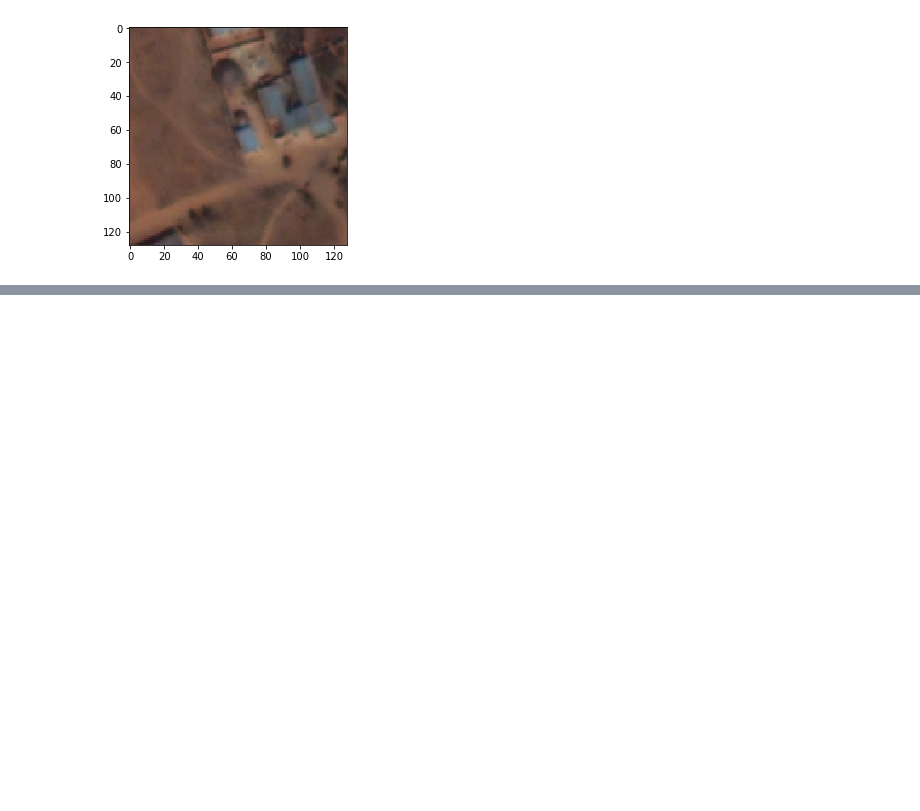
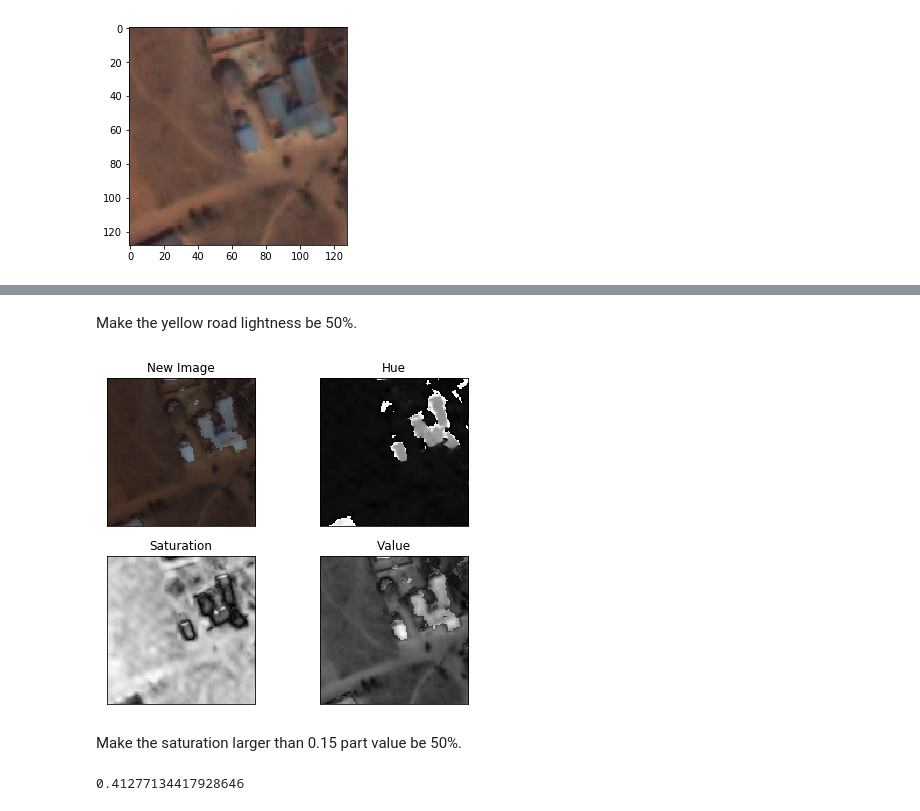
Before and after one commit to uniformlyMatt/MATH-651-Project, a Jupyter notebook: Color.ipynb, the cells around one changed output, grey strips where cells are left out. Cells and saved outputs as stored; diff of their text form; code cells hidden in the pictures; blank space fills up the shorter version.

```diff
--- a/Color.ipynb
+++ b/Color.ipynb
@@ -74,0 +184,51 @@ plt.imshow(I3)
+# %% [markdown]
+Make the yellow road lightness be 50%.
+# %%
+I2 = np.ndarray([128,128,3])
+for i in range(128):
+    for j in range(128):
+        hsv = colorsys.rgb_to_hsv(I1[i,j,0],I1[i,j,1],I1[i,j,2])
+        I2[i,j,0] = hsv[0]
+        I2[i,j,1] = hsv[1]
+        I2[i,j,2] = hsv[2]
+
+I2[:,:,2][np.where((I2[:,:,0]<0.1))] = 0.5 * I2[:,:,2][np.where((I2[:,:,0] < 0.1))]
+I3 = np.ndarray([128,128,3])
+for i in range(128):
+    for j in range(128):
+        rgb = colorsys.hsv_to_rgb(I2[i,j,0],I2[i,j,1],I2[i,j,2])
+        I3[i,j,0] = rgb[0]
+        I3[i,j,1] = rgb[1]
+        I3[i,j,2] = rgb[2]
+
+
+fig, axes = plt.subplots(2, 2, figsize=[7,6])
+axes[0,0].imshow(I3)
+axes[0,0].set_title("New Image")
+axes[0,0].set_xticks([])
+axes[0,0].set_yticks([])
+
+axes[0,1].imshow(I2[:,:,0], cmap='gray')
+axes[0,1].set_title('Hue')
+axes[0,1].set_xticks([])
+axes[0,1].set_yticks([])
+
+axes[1,0].imshow(I2[:,:,1], cmap='gray')
+axes[1,0].set_title('Saturation')
+axes[1,0].set_xticks([])
+axes[1,0].set_yticks([])
+
+axes[1,1].imshow(I2[:,:,2], cmap='gray')
+axes[1,1].set_title('Value')
+axes[1,1].set_xticks([])
+axes[1,1].set_yticks([])
+
+fig.savefig('./image_data/hsv_image3.pdf')
+# %% [output]
+[figure, added]
+# %% [markdown]
+Make the saturation larger than 0.15 part value be 50%.
+# %%
+I2[60,25,1]
+# %% [output]
+0.41277134417928646
```
Also changed, not shown: parts of 10 cells of this notebook, 8 other files.
